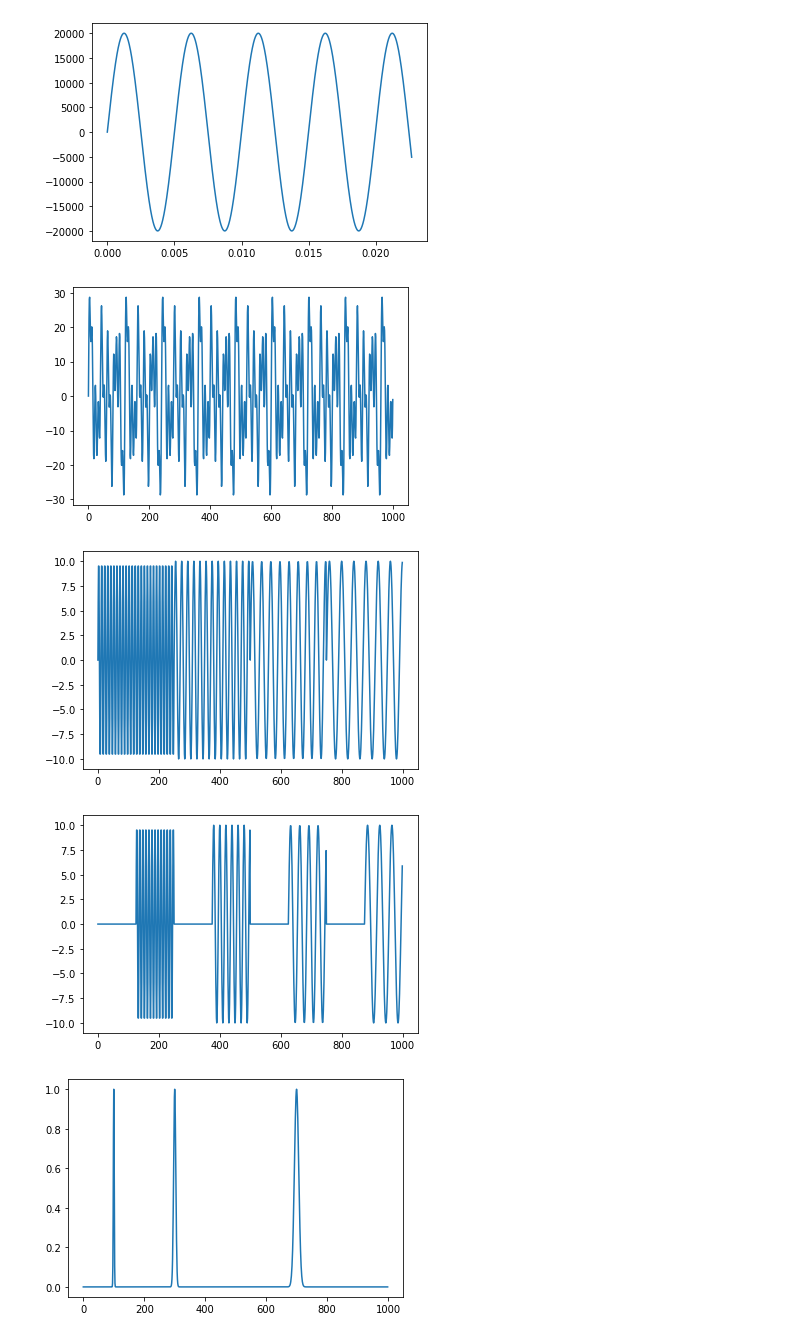
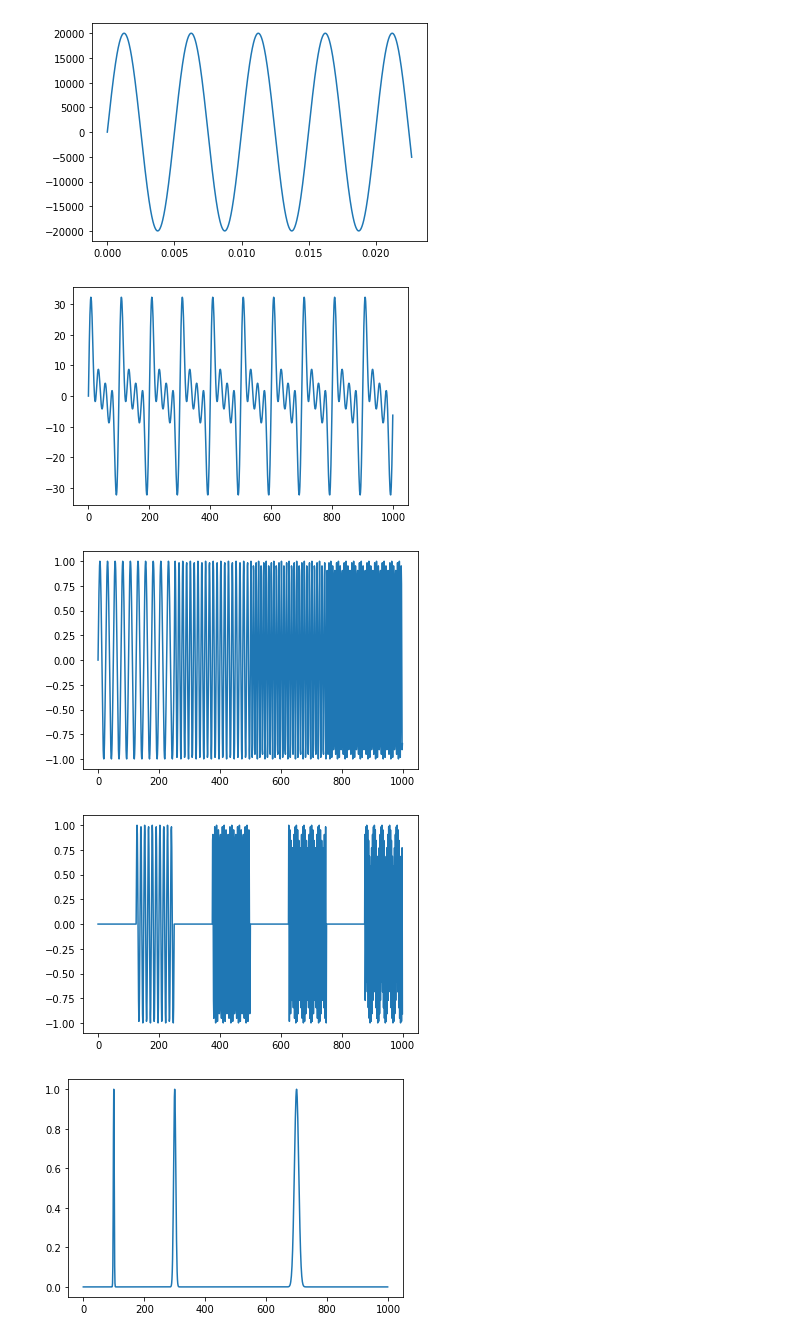
Before and after one commit to ChihHsiangChien/waveletStudy, a Jupyter notebook: 訊號產生.ipynb, the cells around one changed output. Cells and saved outputs as stored; diff of their text form; code cells hidden in the pictures.

```diff
--- a/訊號產生.ipynb
+++ b/訊號產生.ipynb
@@ -85,48 +74,50 @@ wavefile.close()
 
 num_samples = 1000
 amplitude = 10
-#time = np.linspace(0,1,num_samples, endpoint=False)
-time = np.arange(num_samples)
+time = np.linspace(0,1,num_samples, endpoint=False)
+#time = np.arange(num_samples)
 newwave = np.zeros(num_samples)
-for freq in range(1,5):
-    wave_part = amplitude * np.sin(2 * np.pi / (freq*10) * time)
+freq_list = [10,20,30,40]
+for freq in freq_list:
+    wave_part = amplitude * np.sin(2 * np.pi * freq * time)
     newwave += wave_part
-plt.plot(time , newwave)
+plt.plot( newwave)
 plt.show()
 # %% [output]
-[figure, old version]
+[figure, new version]
 # %%
 #產生10Hz 20Hz 30Hz 40Hz的分段訊號
+num_samples = 1000
+
+#time = np.arange(num_samples)
+#time_part = np.arange(num_samples/4)
+
+time = np.linspace(0, 1, num_samples, endpoint=False)
+time_part = np.linspace(0, 1, int(num_samples/4) , endpoint=False)
+
+newwave = []
+newwave = np.array(newwave)
 
 freq_list = [10,20,30,40]
-num_samples = 1000
-amplitude = 10
-
-time = np.arange(num_samples)
-time_part = np.arange(num_samples/4)
-
-#time_part = np.linspace(0,1,num_samples/4, endpoint=False)
-
-sinwave = []
-sinwave = np.array(sinwave)
-
 for freq in freq_list:
-    sinwave_part = amplitude * np.sin(2 * np.pi /freq * time_part)
-    sinwave = np.append(sinwave,sinwave_part)
-plt.plot(time,sinwave)
+    newwave_part = np.sin(2 * np.pi * freq * time_part)
+    newwave = np.append(newwave, newwave_part)
+plt.plot( newwave)
 plt.show()
 # %% [output]
-[figure, old version]
+[figure, new version]
 # %%
 #在分段訊號之中加pause
 
 freq_list = [10,20,30,40]
 
 num_samples = 1000
-amplitude = 10
+
+#每個頻率波段之前加一段pause，因此共有8段part
 part_length = int( num_samples/(2*len(freq_list)) )
-time = np.arange( num_samples)
-time_part = np.arange( part_length )
+
+time = np.linspace(0, 1, num_samples, endpoint=False)
+time_part = np.linspace(0, 1, int(num_samples/(2*len(freq_list))) , endpoint=False)
 
 
 newwave = []
@@ -134,13 +125,13 @@ newwave = np.array(newwave)
 
 for freq in freq_list:
     pause_part = np.zeros( part_length )
-    wave_part = amplitude * np.sin(2 * np.pi / freq * time_part)
+    wave_part = np.sin(2 * np.pi * freq * time_part)
     newwave = np.append(newwave , pause_part)
     newwave = np.append(newwave , wave_part)
-plt.plot(time, newwave)
+plt.plot(newwave)
 plt.show()
 # %% [output]
-[figure, old version]
+[figure, new version]
 # %%
 # 製作 gaussian bumps
 """
```
Also changed, not shown: parts of 9 cells of this notebook.
